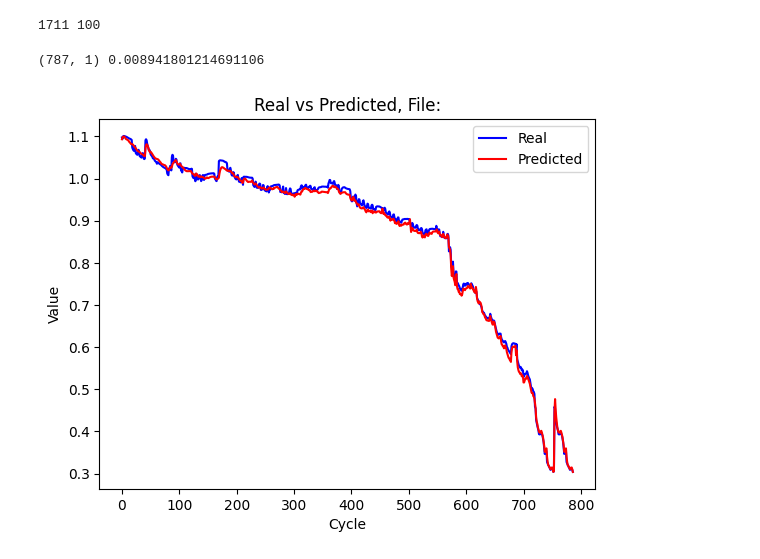
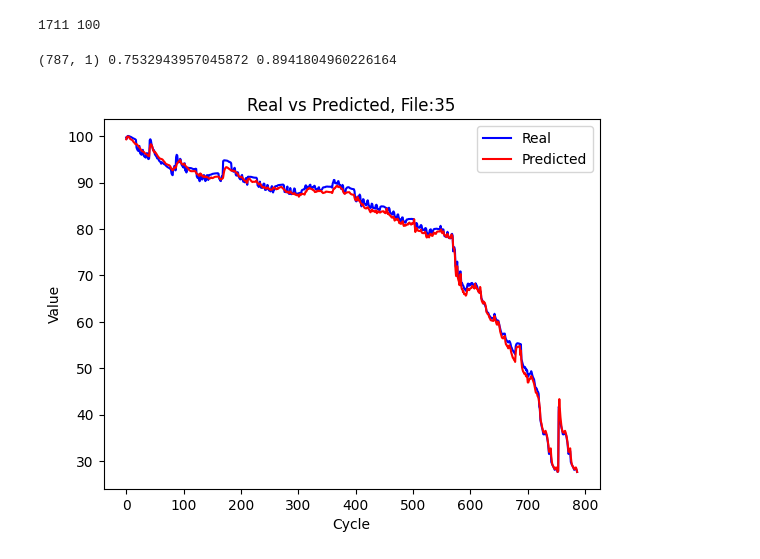
Before and after one commit to LorenzoLongarini/RUL-estimation-of-lithium-batteries, a Jupyter notebook: src/notebook/ESN.ipynb, the cells around one changed output. Saved outputs shown, nothing was run; the diff lists cells and outputs as text; code cells hidden in the pictures.

```diff
--- a/src/notebook/ESN.ipynb
+++ b/src/notebook/ESN.ipynb
@@ -134,4 +136,8 @@ class ESN:
 # %%
 model = ESN(a = 0.3)
 model.fit(X_train = X_train, y_train=y_train)
+# %%
+# save the model
+with open(f'{root_model}/ESN.pkl', 'wb') as f:
+    pickle.dump(model, f)
 # %%
@@ -146,15 +155,16 @@ y_pred = model.predict(X_test=X_test)
 # %%
 # Predici i valori sul dataset di test
-# y_pred = model.predict(X_test)
-mae = np.sqrt(np.power((y_pred - y_test),2).mean())
-print(y_pred.shape, mae)
-plt.plot(y_test, label='Real', color='blue')
-plt.plot(y_pred, label='Predicted', color='red')
-plt.title('Real vs Predicted, File:')
+y_pred = model.predict(X_test=X_test)
+mae = np.abs(y_pred - y_test).mean()
+rmse = np.sqrt(np.power((y_pred - y_test),2).mean())
+print(y_pred.shape, mae*100, rmse*100)
+plt.plot((y_test/1.1)*100, label='Real', color='blue')
+plt.plot((y_pred/1.1)*100, label='Predicted', color='red')
+plt.title(f'Real vs Predicted, File:{file_number}')
 plt.xlabel('Cycle')
 plt.ylabel('Value')
 plt.legend()
 plt.show()
 # %% [output]
-(787, 1) 0.008941801214691106
+(787, 1) 0.7532943957045872 0.8941804960226164
-[figure, old version]
+[figure, new version]
```
Also changed, not shown: parts of 3 cells of this notebook, 3 other files.
